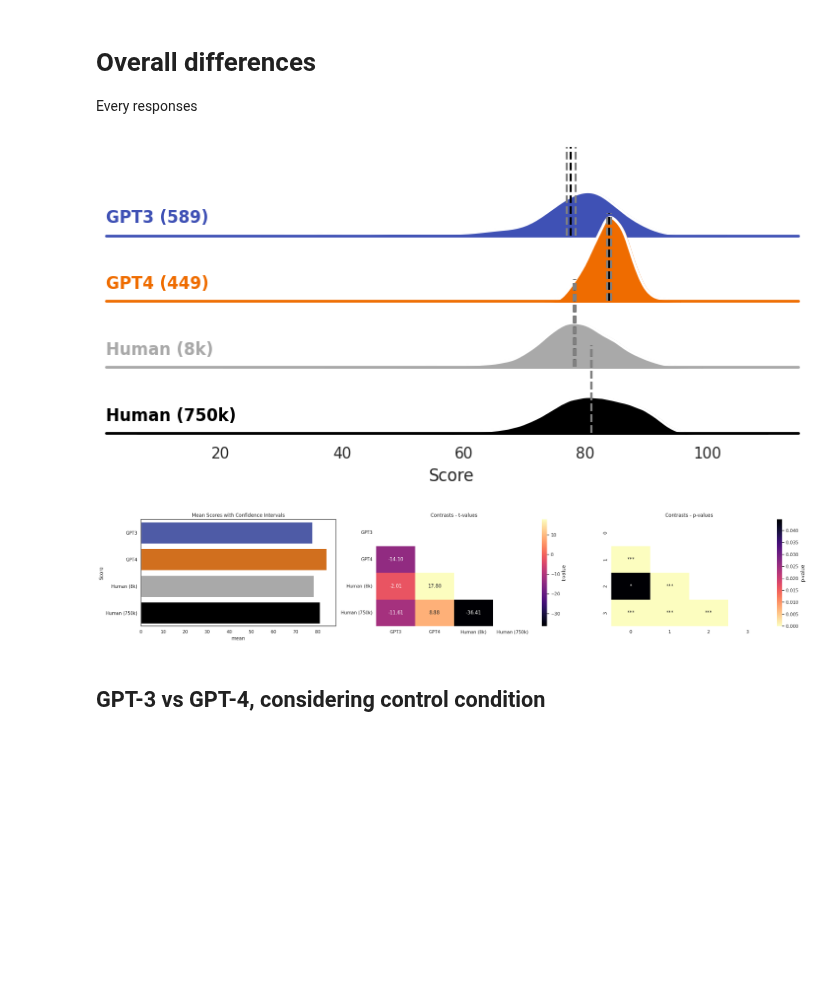
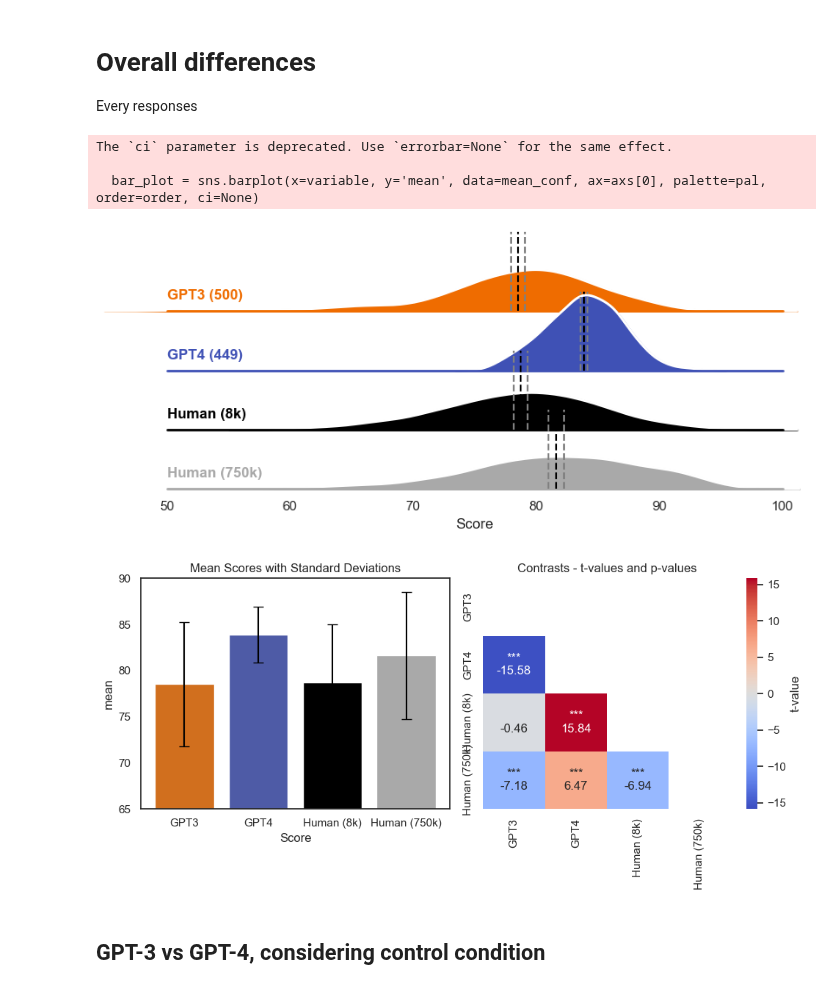
Before and after one commit to AntoineBellemare/DAT_GPT, a Jupyter notebook: scripts/visualization.ipynb, the cells around one changed output. Saved outputs shown, nothing was run; the diff lists cells and outputs as text; code cells hidden in the pictures; blank space fills up the shorter version.

Commit message:
updated figures

```diff
--- a/scripts/visualization.ipynb
+++ b/scripts/visualization.ipynb
@@ -12,6 +13,6 @@ from multiple_test import analyze_results, create_heatmap
 # %%
 # GloVe model from https://nlp.stanford.edu/projects/glove/
-model = dat.Model("../glove.840B.300d.txt", "words.txt")
+model = dat.Model("glove.840B.300d.txt", "words.txt")
 # %%
 colors = {'GPT3_low_DAT': '#FDB813',
           'GPT3_mid_DAT':'#EF6C00',
@@ -202,6 +237,8 @@ Every responses
 # %%
 import seaborn as sns
 import matplotlib.pyplot as plt
+from statsmodels.stats.multitest import multipletests
+#from multiple_test import *
 sns.set_theme(style="white", rc={"axes.facecolor": (0, 0, 0, 0)})
 # Initialize the FacetGrid object
 pal = [colors['GPT3_mid_DAT'],
@@ -211,7 +248,12 @@ pal = [colors['GPT3_mid_DAT'],
 order = ['GPT3', 'GPT4', 'Human (8k)','Human (750k)']
 df = results_df.loc[(results_df['Strategy']=='Original instructions') &
                     (results_df['Temperature']=='Mid') | (results_df['Temperature'].isnull())]
-g = sns.FacetGrid(df, row="Model", hue="Model", aspect=8, height=1, palette=pal, row_order=order)
+
+
+df = df.groupby('Model').apply(lambda x: x[np.abs(x['Score'] - x['Score'].mean()) <= 3 * x['Score'].std()]).reset_index(drop=True)
+df = df.groupby('Model').apply(lambda x: x.sample(min(len(x), 500), random_state=32)).reset_index(drop=True)
+
+g = sns.FacetGrid(df, row="Model", hue="Model", aspect=8, height=1, palette=[pal[0], pal[1], pal[3], pal[2]], row_order=order)
 
 # Draw the densities in a few steps
 g.map(sns.kdeplot, "Score",
@@ -220,33 +262,38 @@ g.map(sns.kdeplot, "Score",
 g.map(sns.kdeplot, "Score", clip_on=False, color="w", lw=2, bw_adjust=1)
 # passing color=None to refline() uses the hue mapping
 g.refline(y=0, linewidth=2, linestyle="-", color=None, clip_on=False)
 # Define and use a simple function to label the plot in axes coordinates
 def label(x, color, label):
     ax = plt.gca()
     # check if Human is in the label
     if 'Human' not in label:
         txt = f"{label} ({len(df.loc[df['Model']==label])})"
     else:
         txt = f"{label}"
     ax.text(0, .2, txt, fontweight="bold", color=color,
             ha="left", va="center", transform=ax.transAxes)
 g.map(label, "Score")
 mean_conf, pvals, tvals = analyze_results(df, 'Model', order)
 # Add vertical lines for mean and confidence intervals
 for ax, model in zip(g.axes.flat, order):
     ax.axvline(mean_conf[mean_conf['Model'] == model]['mean'].values[0], color='black', linestyle='--')
     ax.axvline(mean_conf[mean_conf['Model'] == model]['ci_low'].values[0], color='gray', linestyle='--')
     ax.axvline(mean_conf[mean_conf['Model'] == model]['ci_high'].values[0], color='gray', linestyle='--')
 
 # Set the subplots to overlap
 g.figure.subplots_adjust(hspace=-.25)
 
 # Remove axes details that don't play well with overlap
 g.set_titles("")
 g.set(yticks=[], ylabel="")
 g.despine(bottom=True, left=True)
+g.set(xlim=(50, 100))
+g.savefig('DAT_GPT_humans_models_ridge2')
 create_heatmap(mean_conf, 'Model', tvals_table=tvals, pvals_table=pvals,
-               pal=[pal[1],pal[0], pal[3], pal[2]], order=order)
+               pal=[pal[0],pal[1], pal[2], pal[3]], order=order, xlim=(65,90), save='DAT_GPT_humans_models2')
 # %% [output]
+The `ci` parameter is deprecated. Use `errorbar=None` for the same effect.
+
+  bar_plot = sns.barplot(x=variable, y='mean', data=mean_conf, ax=axs[0], palette=pal, order=order, ci=None)
-[figure, old version]
+[figure, new version]
-[figure, old version]
+[figure, new version]
```
Also changed, not shown: parts of 13 cells of this notebook, 1 other file.
